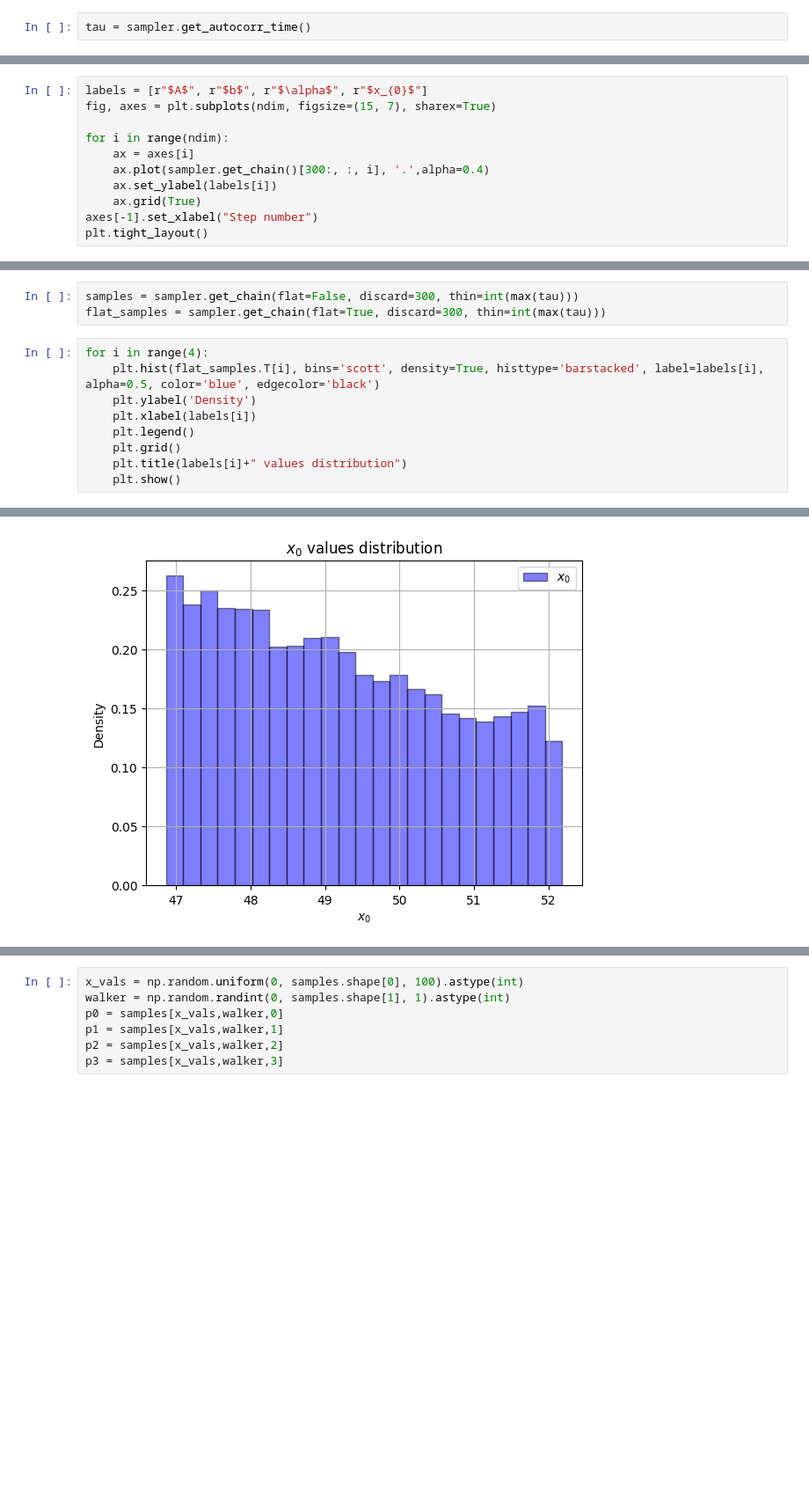
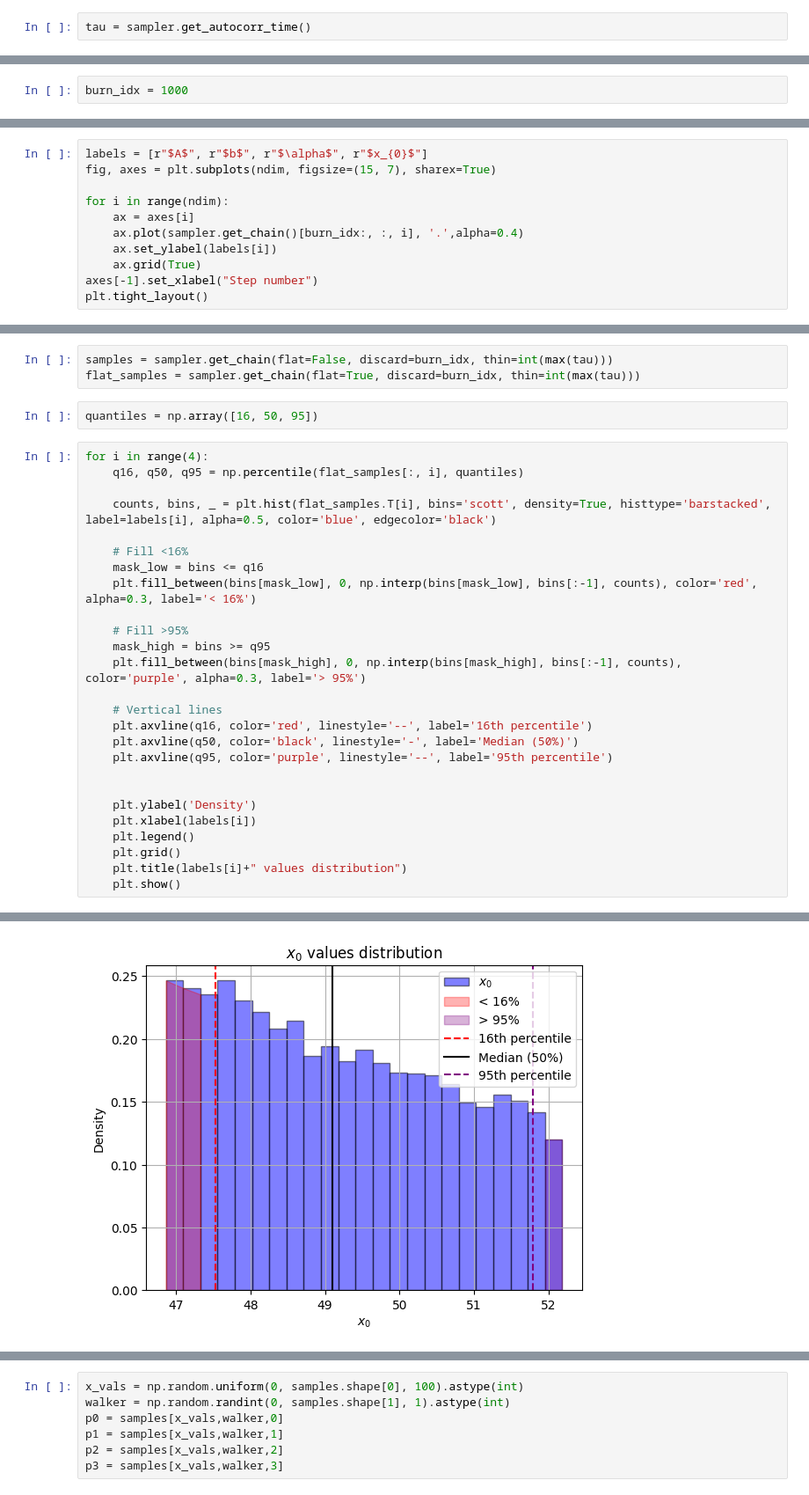
Before and after one commit to Richardforphys/AstroStatistics, a Jupyter notebook: AML/Notebooks/AstroStatistics/Transient.ipynb, the cells around one changed output, grey strips where cells are left out. Shown at 88% size. Cells and saved outputs as stored; diff of their text form; blank space fills up the shorter version.

```diff
--- a/AML/Notebooks/AstroStatistics/Transient.ipynb
+++ b/AML/Notebooks/AstroStatistics/Transient.ipynb
@@ -169 +169,3 @@ plt.tight_layout()
+# %%
+burn_idx = 1000
 # %% [markdown]
@@ -174,7 +176,7 @@ fig, axes = plt.subplots(ndim, figsize=(15, 7), sharex=True)
 
 for i in range(ndim):
     ax = axes[i]
-    ax.plot(sampler.get_chain()[300:, :, i], '.',alpha=0.4)
+    ax.plot(sampler.get_chain()[burn_idx:, :, i], '.',alpha=0.4)
     ax.set_ylabel(labels[i])
     ax.grid(True)
 axes[-1].set_xlabel("Step number")
@@ -184,9 +186,28 @@ plt.tight_layout()
 # %%
-samples = sampler.get_chain(flat=False, discard=300, thin=int(max(tau)))
-flat_samples = sampler.get_chain(flat=True, discard=300, thin=int(max(tau)))
+samples = sampler.get_chain(flat=False, discard=burn_idx, thin=int(max(tau)))
+flat_samples = sampler.get_chain(flat=True, discard=burn_idx, thin=int(max(tau)))
+# %%
+quantiles = np.array([16, 50, 95])
 # %%
 for i in range(4):
-    plt.hist(flat_samples.T[i], bins='scott', density=True, histtype='barstacked', label=labels[i], alpha=0.5, color='blue', edgecolor='black')
+    q16, q50, q95 = np.percentile(flat_samples[:, i], quantiles)
+
+    counts, bins, _ = plt.hist(flat_samples.T[i], bins='scott', density=True, histtype='barstacked', label=labels[i], alpha=0.5, color='blue', edgecolor='black')
+
+    # Fill <16%
+    mask_low = bins <= q16
+    plt.fill_between(bins[mask_low], 0, np.interp(bins[mask_low], bins[:-1], counts), color='red', alpha=0.3, label='< 16%')
+
+    # Fill >95%
+    mask_high = bins >= q95
+    plt.fill_between(bins[mask_high], 0, np.interp(bins[mask_high], bins[:-1], counts), color='purple', alpha=0.3, label='> 95%')
+
+    # Vertical lines
+    plt.axvline(q16, color='red', linestyle='--', label='16th percentile')
+    plt.axvline(q50, color='black', linestyle='-', label='Median (50%)')
+    plt.axvline(q95, color='purple', linestyle='--', label='95th percentile')
+
+
     plt.ylabel('Density')
     plt.xlabel(labels[i])
     plt.legend()
@@ -200,4 +221,4 @@ for i in range(4):
-[figure, old version]
+[figure, new version]
 # %%
 # Define true values (make sure vals is defined appropriately)
 true_values = np.array([
```
Also changed, not shown: parts of 10 cells of this notebook, 3 other files.
